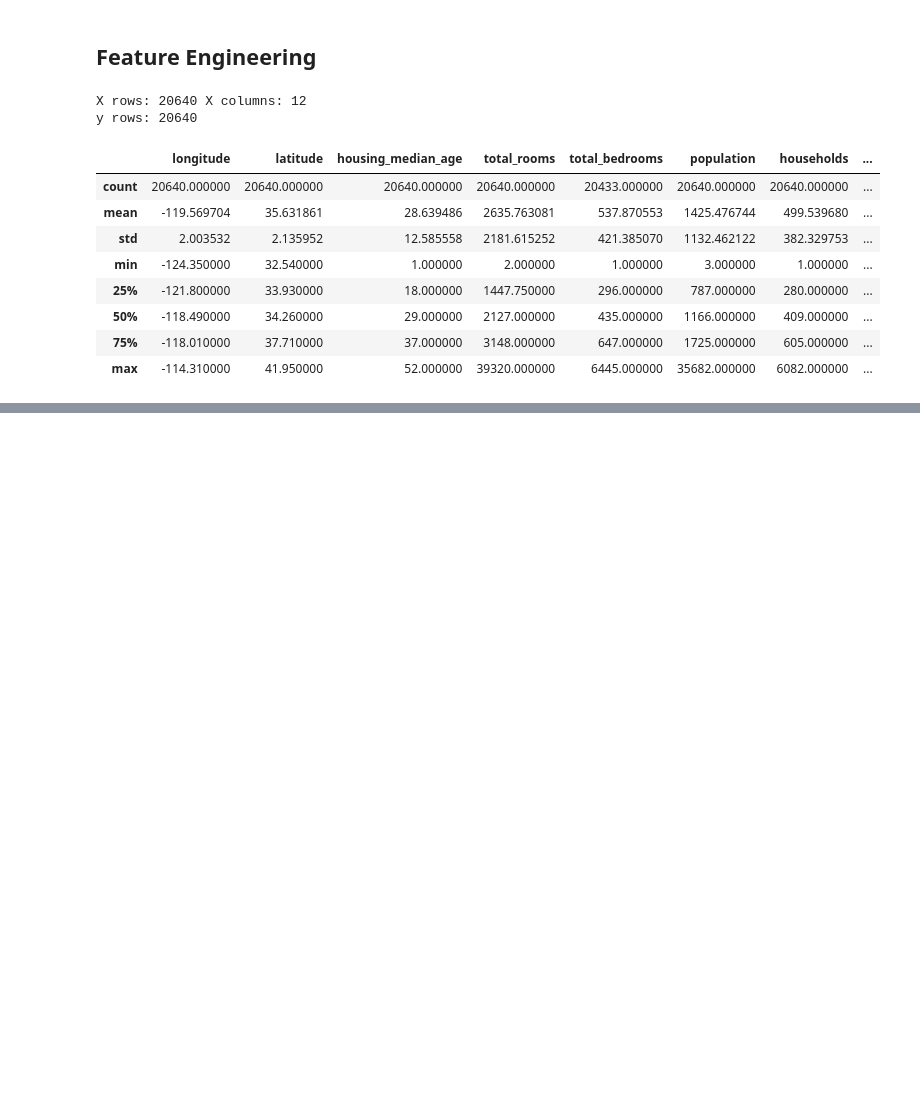
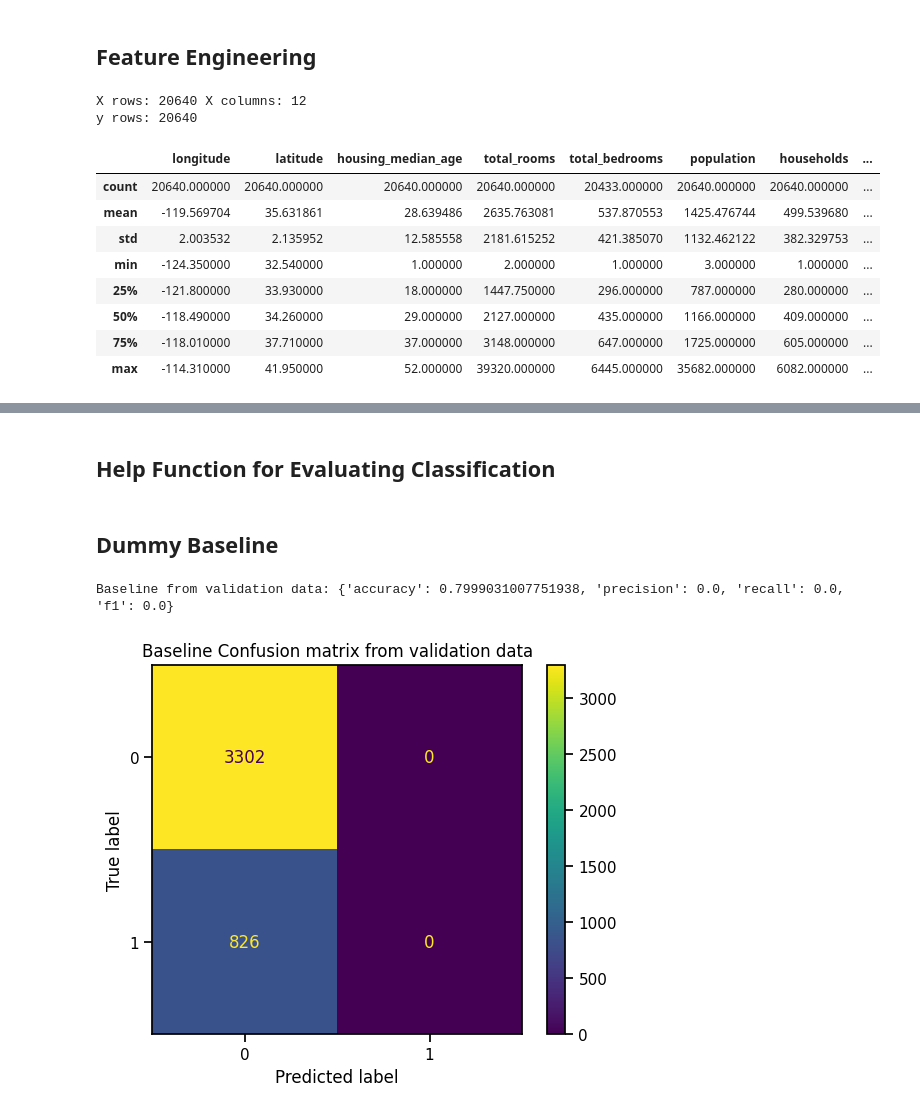
Before and after one commit to MalinMo/California-Housing, a Jupyter notebook: ML_Uppgft1_Malin_Moisander.ipynb, the cells around one changed output, grey strips where cells are left out. Cells and saved outputs as stored; diff of their text form; code cells hidden in the pictures; blank space fills up the shorter version.

Commit message:
Added train, test, vaidation split, evaluting classificating function, dummy baseline, preprocessing and trained models on test data

```diff
--- a/ML_Uppgft1_Malin_Moisander.ipynb
+++ b/ML_Uppgft1_Malin_Moisander.ipynb
@@ -152,0 +157,25 @@ y rows: 20640
+# %%
+X_train, X_temp, y_train, y_temp = train_test_split(
+    X_eng, y_full,
+    test_size=0.40,
+    random_state=42,
+    stratify=y_full
+)
+
+X_val, X_test, y_val, y_test = train_test_split(
+    X_temp, y_temp,
+    test_size=0.5,
+    random_state=42,
+    stratify=y_temp
+)
+
+print("Train:", X_train.shape, y_train.shape)
+print("Validation:", X_val.shape, y_val.shape)
+print("Test:", X_test.shape, y_test.shape)
+
+print ("\nClass distribution in train:")
+print(y_train.value_counts(normalize=True))
+print("\nClass distribution in validation:")
+print(y_val.value_counts(normalize=True))
+print("\nClass distribution in test:")
+print(y_test.value_counts(normalize=True))
@@ -152,0 +223,26 @@ y rows: 20640
+# %% [markdown]
+## Help Function for Evaluating Classification
+# %%
+def evaluate_classification(y_true, y_pred) -> dict:
+
+    return {
+        "accuracy": accuracy_score(y_true, y_pred),
+        "precision": precision_score(y_true, y_pred, zero_division=0),
+        "recall": recall_score(y_true, y_pred, zero_division=0),
+        "f1": f1_score(y_true, y_pred, zero_division=0),
+    }
+# %% [markdown]
+## Dummy Baseline
+# %%
+baseline = DummyClassifier(strategy="most_frequent", random_state=42)
+baseline.fit(X_train, y_train)
+
+y_pred_base_val = baseline.predict(X_val)
+print("Baseline from validation data:", evaluate_classification(y_val, y_pred_base_val))
+
+ConfusionMatrixDisplay.from_predictions(y_val, y_pred_base_val)
+plt.title("Baseline Confusion matrix from validation data")
+plt.show()
+# %% [output]
+Baseline from validation data: {'accuracy': 0.7999031007751938, 'precision': 0.0, 'recall': 0.0, 'f1': 0.0}
+[figure, added]
```
Also changed, not shown: parts of 13 cells of this notebook.
